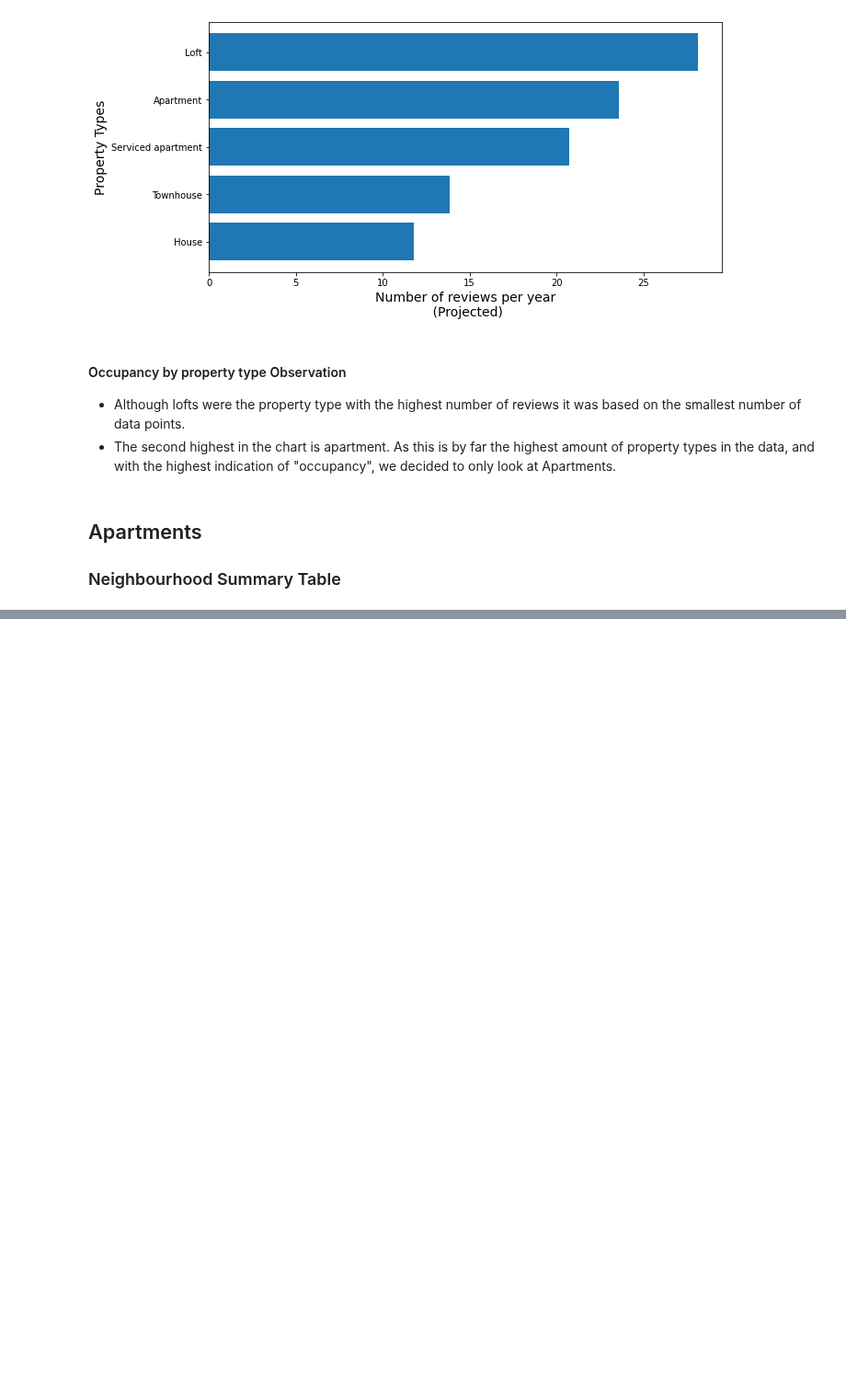
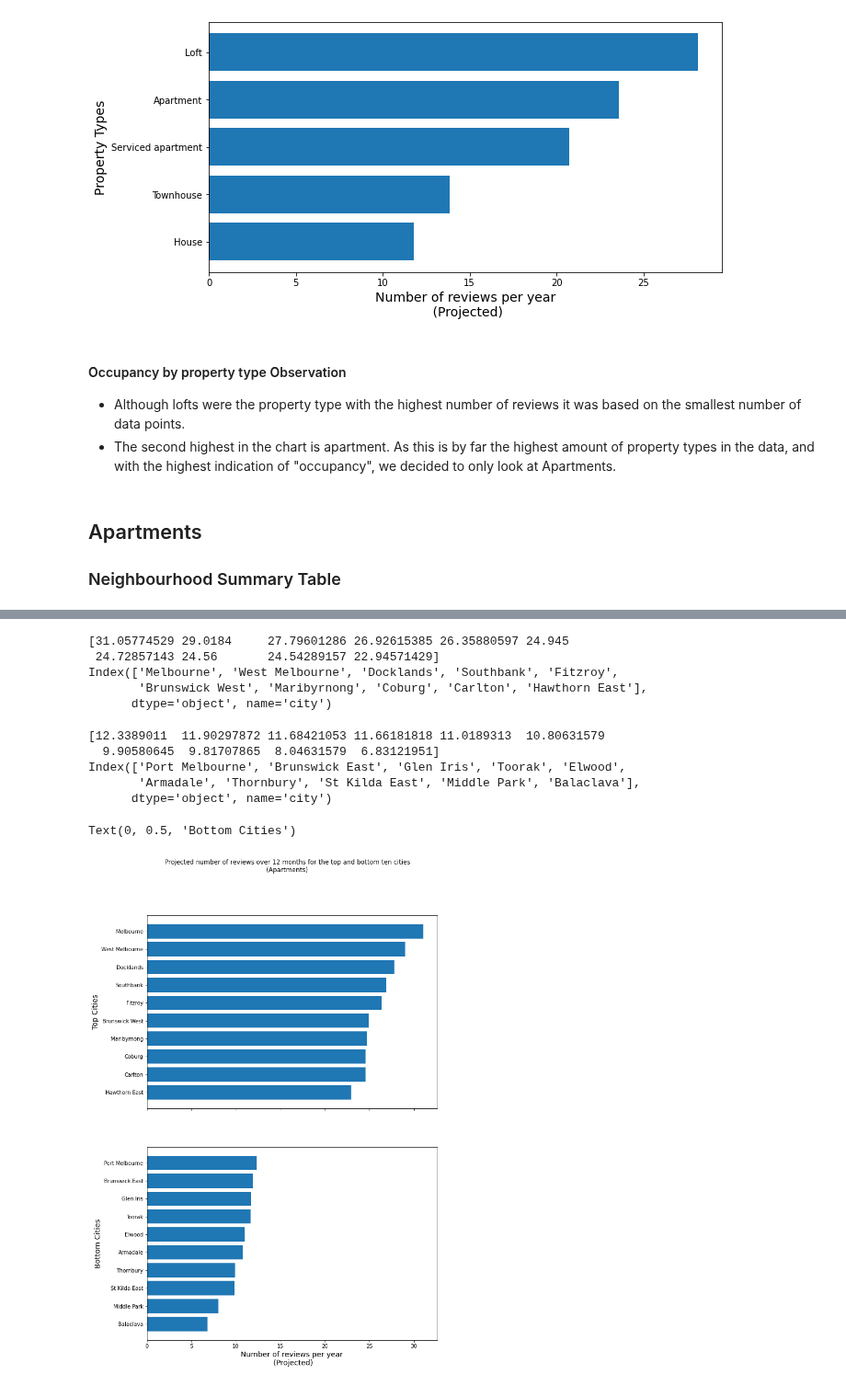
Before and after one commit to jMacProd/Project1, a Jupyter notebook: OccupancyQuestion_JS/Airbnb_Occupancy_Question_FromCSVSwob_JS.ipynb, the cells around one changed output, grey strips where cells are left out. Shown at 92% size. Drawn from its saved outputs; the diff is of its cells as text; code cells hidden in the pictures; blank space fills up the shorter version.

Commit message:
Backup Airbnb_Occupancy_Question_FromCSVSwob_JS.ipynb

```diff
--- a/OccupancyQuestion_JS/Airbnb_Occupancy_Question_FromCSVSwob_JS.ipynb
+++ b/OccupancyQuestion_JS/Airbnb_Occupancy_Question_FromCSVSwob_JS.ipynb
@@ -428,0 +591,6 @@ Text(0, 0.5, 'Property Types')
+# %%
+airbnbOccAptCitysummarysortbottom = airbnbOccAptCitysummary.sort_values(by = "Mean reviews per month", ascending=True)
+
+airbnb_Apartment_Occupancy_City_Rate_Summary_BottomTen = airbnbOccAptCitysummarysortbottom.head(10)
+
+airbnb_Apartment_Occupancy_City_Rate_Summary_BottomTen
@@ -428,0 +654,61 @@ Text(0, 0.5, 'Property Types')
+# %%
+#Top cities data
+AptBarchartseriesTop = airbnb_Apartment_Occupancy_City_Rate_Summary_TopTen["Mean reviews per month"] * 12
+
+#Create Y axis values
+Apttopy = pd.Series(AptBarchartseriesTop).values
+print(Apttopy)
+
+#Create x
+Apttopx = AptBarchartseriesTop.index
+print(Apttopx)
+# %% [output]
+[31.05774529 29.0184     27.79601286 26.92615385 26.35880597 24.945
+ 24.72857143 24.56       24.54289157 22.94571429]
+Index(['Melbourne', 'West Melbourne', 'Docklands', 'Southbank', 'Fitzroy',
+       'Brunswick West', 'Maribyrnong', 'Coburg', 'Carlton', 'Hawthorn East'],
+      dtype='object', name='city')
+# %%
+#Bottom cities data
+AptBarchartseriesBottom = airbnb_Apartment_Occupancy_City_Rate_Summary_BottomTen["Mean reviews per month"] * 12
+AptBarchartseriesBottomSort = AptBarchartseriesBottom.sort_values(ascending=False)
+AptBarchartseriesBottomSort
+
+#Create Y axis values
+Aptbottomy = pd.Series(AptBarchartseriesBottomSort).values
+print(Aptbottomy)
+
+#Create x
+Aptbottomx = AptBarchartseriesBottomSort.index
+print(Aptbottomx)
+# %% [output]
+[12.3389011  11.90297872 11.68421053 11.66181818 11.0189313  10.80631579
+  9.90580645  9.81707865  8.04631579  6.83121951]
+Index(['Port Melbourne', 'Brunswick East', 'Glen Iris', 'Toorak', 'Elwood',
+       'Armadale', 'Thornbury', 'St Kilda East', 'Middle Park', 'Balaclava'],
+      dtype='object', name='city')
+# %%
+#SUBPLOT BAR CHART
+Aptfig, (ax1, ax2) = plt.subplots(2, 1, figsize=(10,15), sharex=True)
+
+
+Aptfig.suptitle('Projected number of reviews over 12 months for the top and bottom ten cities\n(Apartments)')
+
+
+ax1.barh(Apttopx, Apttopy)
+ax2.barh(Aptbottomx, Aptbottomy)
+
+for ax in Aptfig.axes:
+    ax.invert_yaxis()
+#    ax.tick_params(labelrotation=45)
+
+
+
+
+ax2.set_xlabel('Number of reviews per year\n (Projected)', fontdict={'fontsize':14})
+ax1.set_ylabel('Top Cities', fontdict={'fontsize':14})
+ax2.set_ylabel('Bottom Cities',  fontdict={'fontsize':14})
+#ax1.invert_yaxis()
+# %% [output]
+Text(0, 0.5, 'Bottom Cities')
+[figure, added]
```
Also changed, not shown: parts of 24 cells of this notebook.
